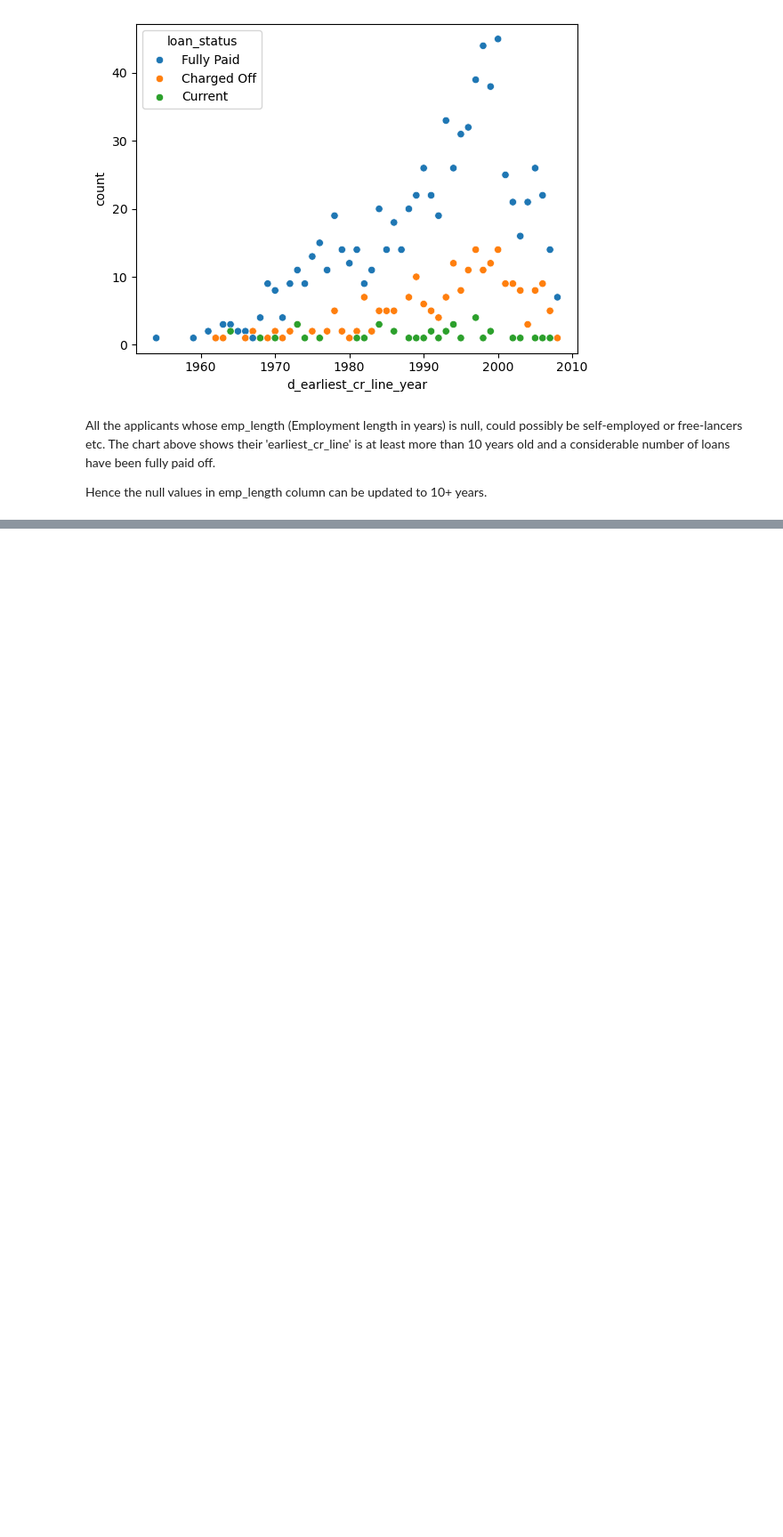
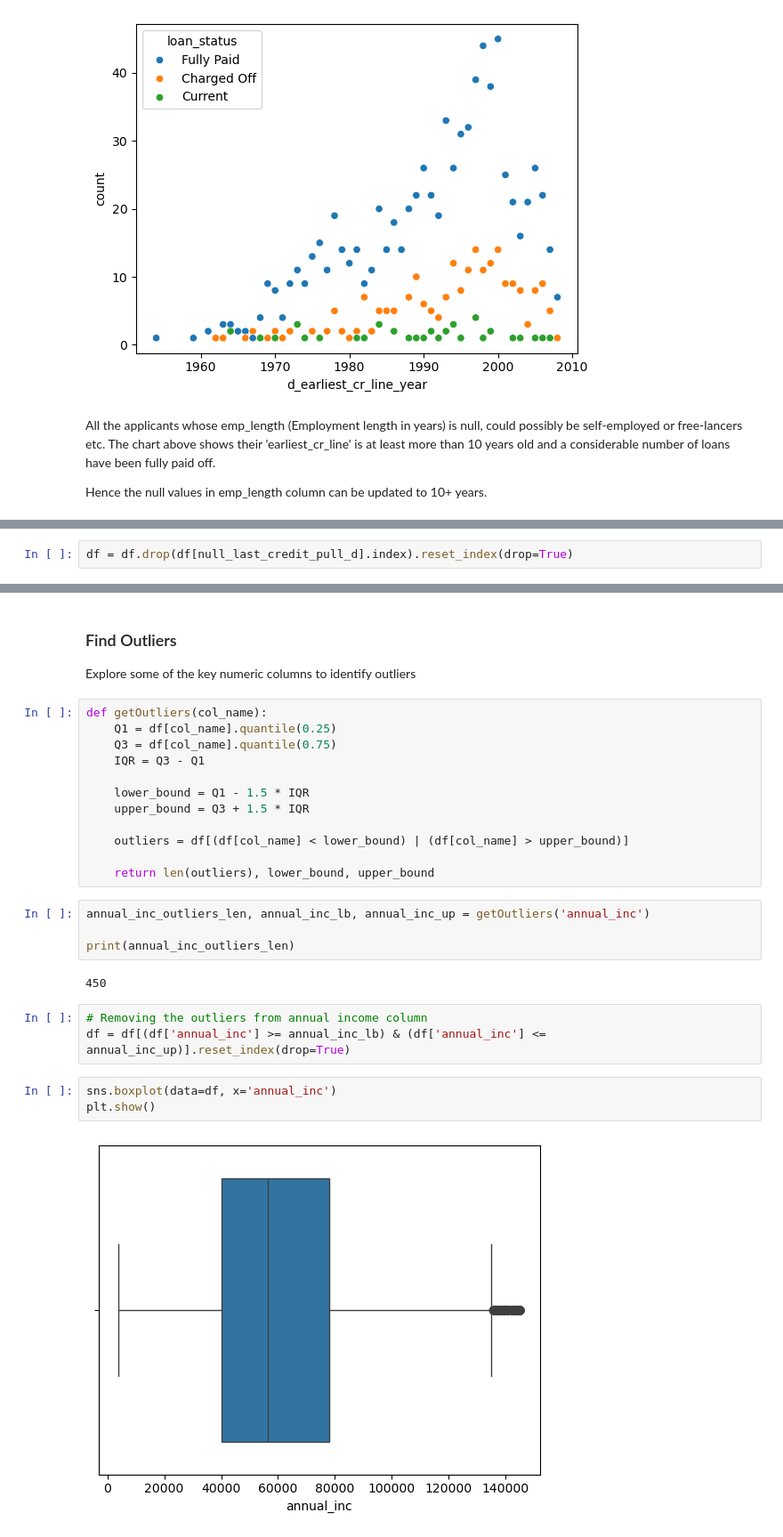
Before and after one commit to uvarajthulasiram/LendingClubCaseStudy, a Jupyter notebook: UvarajThulasiram.ipynb, the cells around one changed output, grey strips where cells are left out. Shown at 89% size. Saved outputs shown, nothing was run; the diff lists cells and outputs as text; blank space fills up the shorter version.

Commit message:
Row clean up, handled outliers and started with univariate analysis.

```diff
--- a/UvarajThulasiram.ipynb
+++ b/UvarajThulasiram.ipynb
@@ -341,0 +339,2 @@ dtype: int64
+# %%
+df = df.drop(df[null_last_credit_pull_d].index).reset_index(drop=True)
@@ -341,0 +361,30 @@ dtype: int64
+# %% [markdown]
+### Find Outliers
+
+Explore some of the key numeric columns to identify outliers
+# %%
+def getOutliers(col_name):
+    Q1 = df[col_name].quantile(0.25)
+    Q3 = df[col_name].quantile(0.75)
+    IQR = Q3 - Q1
+
+    lower_bound = Q1 - 1.5 * IQR
+    upper_bound = Q3 + 1.5 * IQR
+
+    outliers = df[(df[col_name] < lower_bound) | (df[col_name] > upper_bound)]
+
+    return len(outliers), lower_bound, upper_bound
+# %%
+annual_inc_outliers_len, annual_inc_lb, annual_inc_up = getOutliers('annual_inc')
+
+print(annual_inc_outliers_len)
+# %% [output]
+450
+# %%
+# Removing the outliers from annual income column
+df = df[(df['annual_inc'] >= annual_inc_lb) & (df['annual_inc'] <= annual_inc_up)].reset_index(drop=True)
+# %%
+sns.boxplot(data=df, x='annual_inc')
+plt.show()
+# %% [output]
+[figure, added]
```
Also changed, not shown: parts of 15 cells of this notebook.
